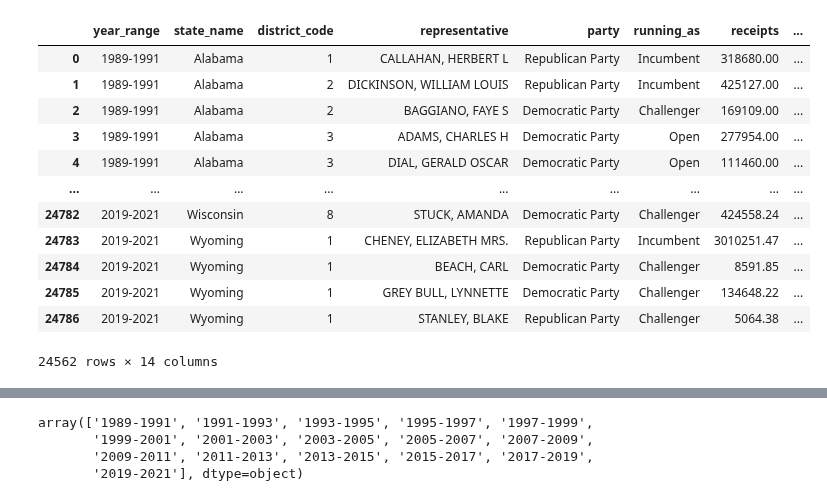
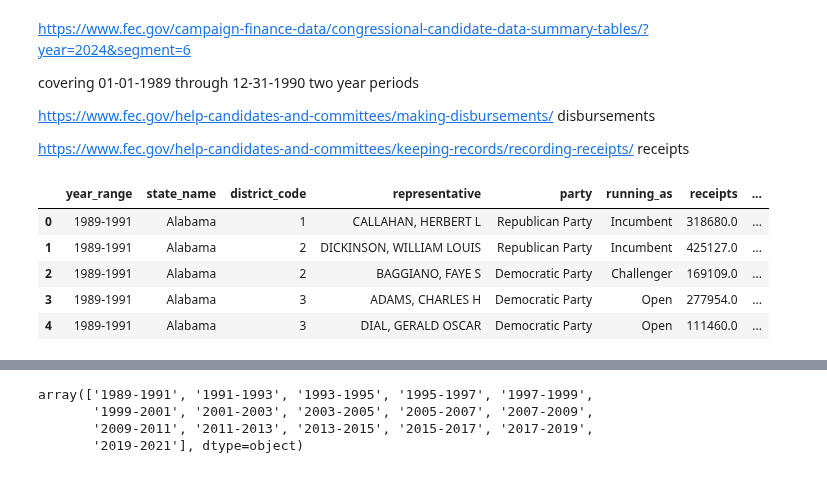
Before and after one commit to V993/Representative-Polarity-US-House, a Jupyter notebook: test_fec.ipynb, the cells around one changed output, grey strips where cells are left out. Saved outputs shown, nothing was run; the diff lists cells and outputs as text; code cells hidden in the pictures.

```diff
--- a/test_fec.ipynb
+++ b/test_fec.ipynb
@@ -12,20 +12,25 @@ import fresh_data.get_datasets
 import importlib
 importlib.reload(fresh_data.get_datasets)
 from fresh_data.get_datasets import *
+# %% [markdown]
+https://www.fec.gov/campaign-finance-data/congressional-candidate-data-summary-tables/?year=2024&segment=6
+
+covering 01-01-1989 through 12-31-1990 two year periods
+
+
+
+https://www.fec.gov/help-candidates-and-committees/making-disbursements/
+disbursements
+
+https://www.fec.gov/help-candidates-and-committees/keeping-records/recording-receipts/
+receipts
 # %%
 fec = load_FEC_data("FEC/")
-fec
+fec.head()
 # %% [output]
 |  | year_range | state_name | district_code | representative | party | running_as | receipts | ... |
-| 0 | 1989-1991 | Alabama | 1 | CALLAHAN, HERBERT L | Republican Party | Incumbent | 318680.00 | ... |
-| 1 | 1989-1991 | Alabama | 2 | DICKINSON, WILLIAM LOUIS | Republican Party | Incumbent | 425127.00 | ... |
-| 2 | 1989-1991 | Alabama | 2 | BAGGIANO, FAYE S | Democratic Party | Challenger | 169109.00 | ... |
-| 3 | 1989-1991 | Alabama | 3 | ADAMS, CHARLES H | Democratic Party | Open | 277954.00 | ... |
-| 4 | 1989-1991 | Alabama | 3 | DIAL, GERALD OSCAR | Democratic Party | Open | 111460.00 | ... |
-| ... | ... | ... | ... | ... | ... | ... | ... | ... |
-| 24782 | 2019-2021 | Wisconsin | 8 | STUCK, AMANDA | Democratic Party | Challenger | 424558.24 | ... |
-| 24783 | 2019-2021 | Wyoming | 1 | CHENEY, ELIZABETH MRS. | Republican Party | Incumbent | 3010251.47 | ... |
-| 24784 | 2019-2021 | Wyoming | 1 | BEACH, CARL | Democratic Party | Challenger | 8591.85 | ... |
-| 24785 | 2019-2021 | Wyoming | 1 | GREY BULL, LYNNETTE | Democratic Party | Challenger | 134648.22 | ... |
-| 24786 | 2019-2021 | Wyoming | 1 | STANLEY, BLAKE | Republican Party | Challenger | 5064.38 | ... |
+| 0 | 1989-1991 | Alabama | 1 | CALLAHAN, HERBERT L | Republican Party | Incumbent | 318680.0 | ... |
+| 1 | 1989-1991 | Alabama | 2 | DICKINSON, WILLIAM LOUIS | Republican Party | Incumbent | 425127.0 | ... |
+| 2 | 1989-1991 | Alabama | 2 | BAGGIANO, FAYE S | Democratic Party | Challenger | 169109.0 | ... |
+| 3 | 1989-1991 | Alabama | 3 | ADAMS, CHARLES H | Democratic Party | Open | 277954.0 | ... |
+| 4 | 1989-1991 | Alabama | 3 | DIAL, GERALD OSCAR | Democratic Party | Open | 111460.0 | ... |
-24562 rows × 14 columns
```
Also changed, not shown: parts of 7 cells of this notebook, 7 other files.
